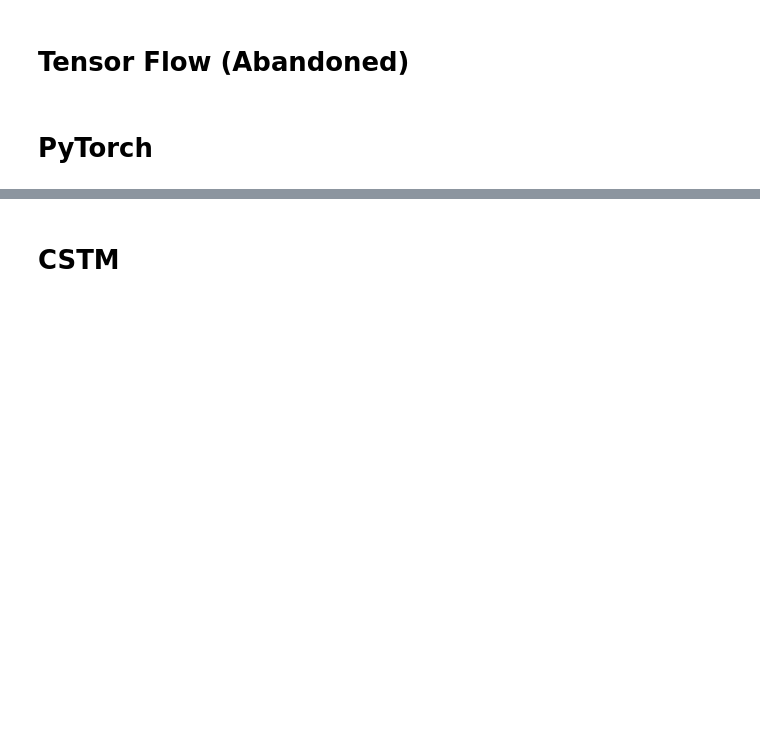
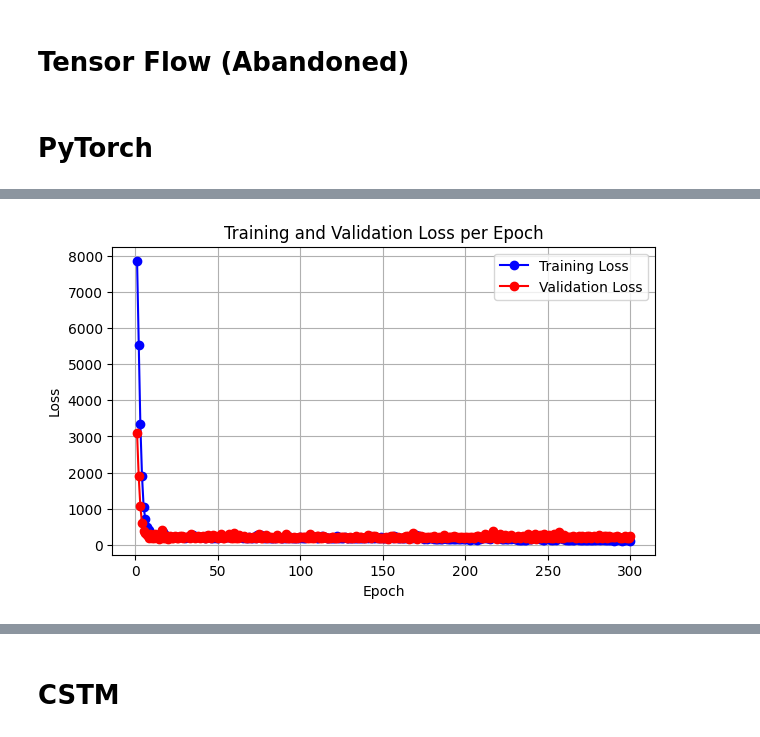
Before and after one commit to VictorH2208/Capstone-CNN, a Jupyter notebook: CNN/torch_cnn.ipynb, the cells around one changed output, grey strips where cells are left out. Saved outputs shown, nothing was run; the diff lists cells and outputs as text; code cells hidden in the pictures; blank space fills up the shorter version.

```diff
--- a/CNN/torch_cnn.ipynb
+++ b/CNN/torch_cnn.ipynb
@@ -392,7 +400,8 @@ class CNN(nn.Module):
 # %%
-# epochs = 500
-# model = CNN(kernel=3, num_filters=64, num_in_channels=4).to(device)
-# optimizer = torch.optim.Adam(model.parameters(), lr=0.001, amsgrad=True)
-# criterion = nn.MSELoss()
+epochs = 300
+model = CNN(kernel=3, num_filters=64, num_in_channels=4).to(device)
+optimizer = torch.optim.Adam(model.parameters(), lr=0.001, amsgrad=True)
+criterion = nn.MSELoss()
 
-# train(model, train_loader, val_loader, test_loader, criterion, optimizer, epochs)
+train(model, train_loader, val_loader, test_loader, criterion, optimizer, epochs)
+# %% [output]
@@ -398,0 +411 @@ class CNN(nn.Module):
+[figure, added]
```
Also changed, not shown: parts of 14 cells of this notebook.
